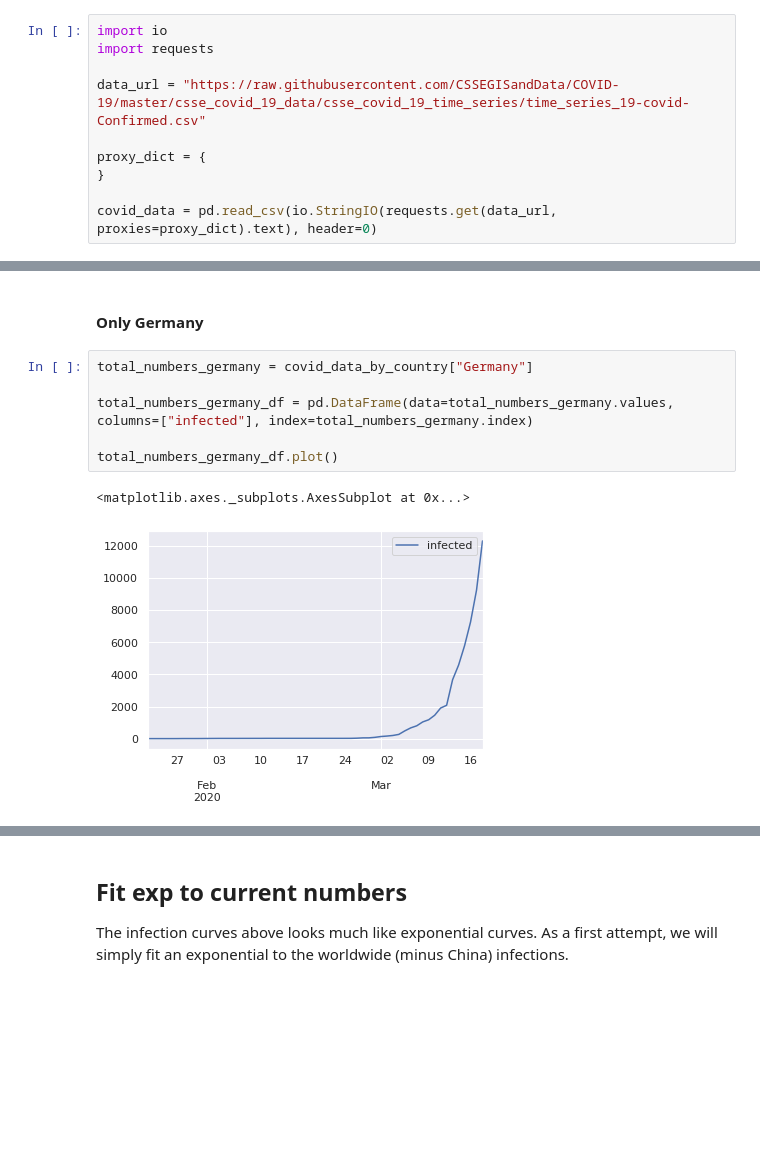
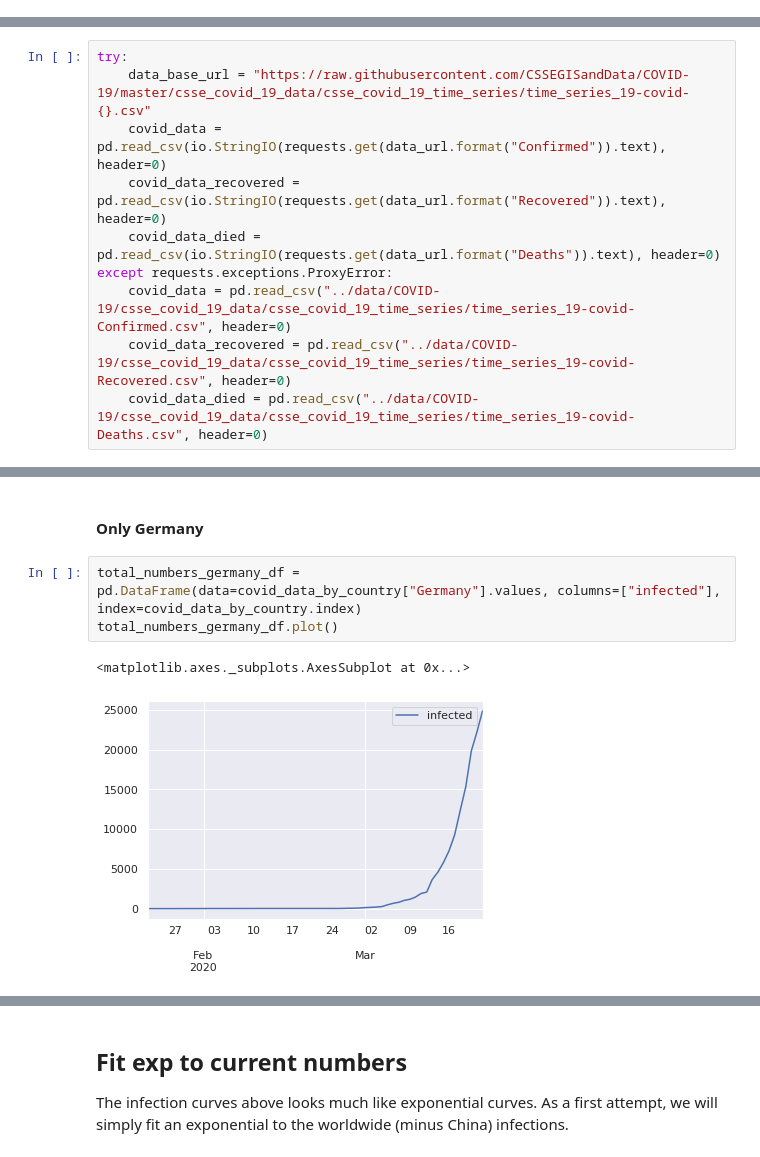
Before and after one commit to thomasniebler/covid, a Jupyter notebook: corona_fit.ipynb, the cells around one changed output, grey strips where cells are left out. Drawn from its saved outputs; the diff is of its cells as text; blank space fills up the shorter version.

Commit message:
update 23rd march. updated numbers, added plot about currently active cases and optionally by country

```diff
--- a/corona_fit.ipynb
+++ b/corona_fit.ipynb
@@ -12,13 +15,3 @@ Taken from
 https://github.com/CSSEGISandData/COVID-19/blob/master/csse_covid_19_data/csse_covid_19_time_series/time_series_19-covid-Confirmed.csv
 # %% [markdown]
 #### Infected data
-# %%
-import io
-import requests
-
-data_url = "https://raw.githubusercontent.com/CSSEGISandData/COVID-19/master/csse_covid_19_data/csse_covid_19_time_series/time_series_19-covid-Confirmed.csv"
-
-proxy_dict = {
-}
-
-covid_data = pd.read_csv(io.StringIO(requests.get(data_url, proxies=proxy_dict).text), header=0)
@@ -45,0 +18,10 @@ For now, we compute without China.
+# %%
+try:
+    data_base_url = "https://raw.githubusercontent.com/CSSEGISandData/COVID-19/master/csse_covid_19_data/csse_covid_19_time_series/time_series_19-covid-{}.csv"
+    covid_data = pd.read_csv(io.StringIO(requests.get(data_url.format("Confirmed")).text), header=0)
+    covid_data_recovered = pd.read_csv(io.StringIO(requests.get(data_url.format("Recovered")).text), header=0)
+    covid_data_died = pd.read_csv(io.StringIO(requests.get(data_url.format("Deaths")).text), header=0)
+except requests.exceptions.ProxyError:
+    covid_data = pd.read_csv("../data/COVID-19/csse_covid_19_data/csse_covid_19_time_series/time_series_19-covid-Confirmed.csv", header=0)
+    covid_data_recovered = pd.read_csv("../data/COVID-19/csse_covid_19_data/csse_covid_19_time_series/time_series_19-covid-Recovered.csv", header=0)
+    covid_data_died = pd.read_csv("../data/COVID-19/csse_covid_19_data/csse_covid_19_time_series/time_series_19-covid-Deaths.csv", header=0)
@@ -58,11 +125,8 @@ covid_data_by_country[countries_with_the_most_infections]["2020-02-24":].plot(fi
 # %% [markdown]
 #### Only Germany
 # %%
-total_numbers_germany = covid_data_by_country["Germany"]
-
-total_numbers_germany_df = pd.DataFrame(data=total_numbers_germany.values, columns=["infected"], index=total_numbers_germany.index)
-
+total_numbers_germany_df = pd.DataFrame(data=covid_data_by_country["Germany"].values, columns=["infected"], index=covid_data_by_country.index)
 total_numbers_germany_df.plot()
 # %% [output]
 <matplotlib.axes._subplots.AxesSubplot at 0x...>
-[figure, old version]
+[figure, new version]
```
Also changed, not shown: parts of 31 cells of this notebook, 1 other file.
